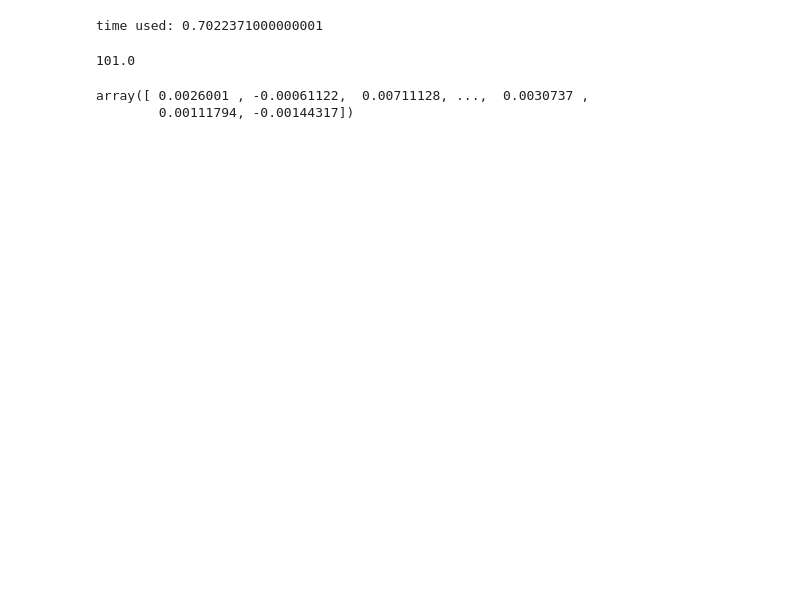
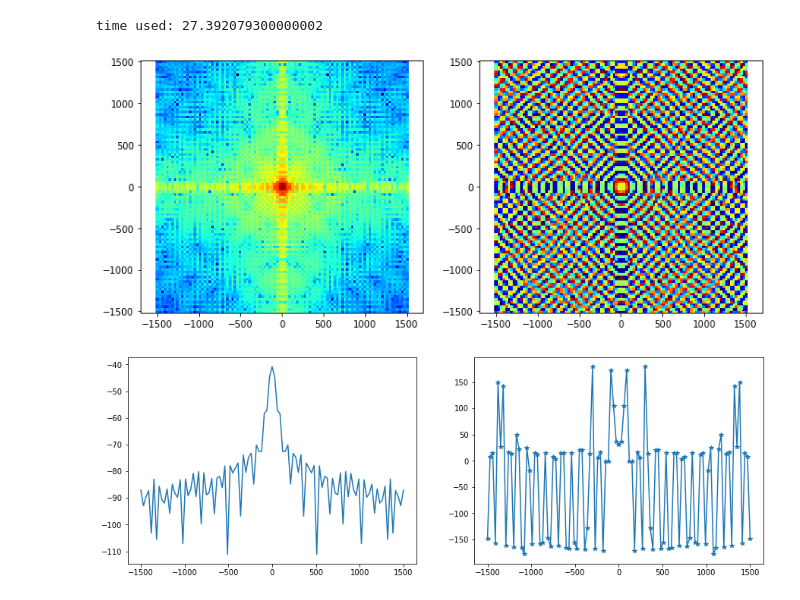
Before and after one commit to XiaodongRencologne/CCAT_holo_V1, a Jupyter notebook: ccat_holo_v3/test.ipynb, the cells around one changed output. Drawn from its saved outputs; the diff is of its cells as text; code cells hidden in the pictures; blank space fills up the shorter version.

```diff
--- a/ccat_holo_v3/test.ipynb
+++ b/ccat_holo_v3/test.ipynb
@@ -5,6 +5,6 @@ from Pyccat_v1 import CCAT_holo
 # %%
 model=CCAT_holo('CCAT_MODEL','output0')
 # %%
-model.beam('beam/on-axis.txt',defocus=[0,0,0])
+model.beam('beam/on-axis.txt',Rx=[0,0,700],Matrix=False)
 # %% [output]
-time used: 0.7022371000000001
+time used: 27.392079300000002
@@ -13,9 +11,5 @@ f=h5py.File('output0/data_Rx_dx0_dy0_dz0.h5py','r')
-# %%
-np.sqrt(f['F_beam_real'][:].ravel().size)
-# %% [output]
-101.0
-# %%
-f['F_beam_real'][:].ravel()
-# %% [output]
-array([ 0.0026001 , -0.00061122,  0.00711128, ...,  0.0030737 ,
-        0.00111794, -0.00144317])
+# %%
+model.plot_beam()
+# %% [output]
+[figure, added]
+[figure, added]
```
Also changed, not shown: parts of 2 cells of this notebook, 11 other files.
